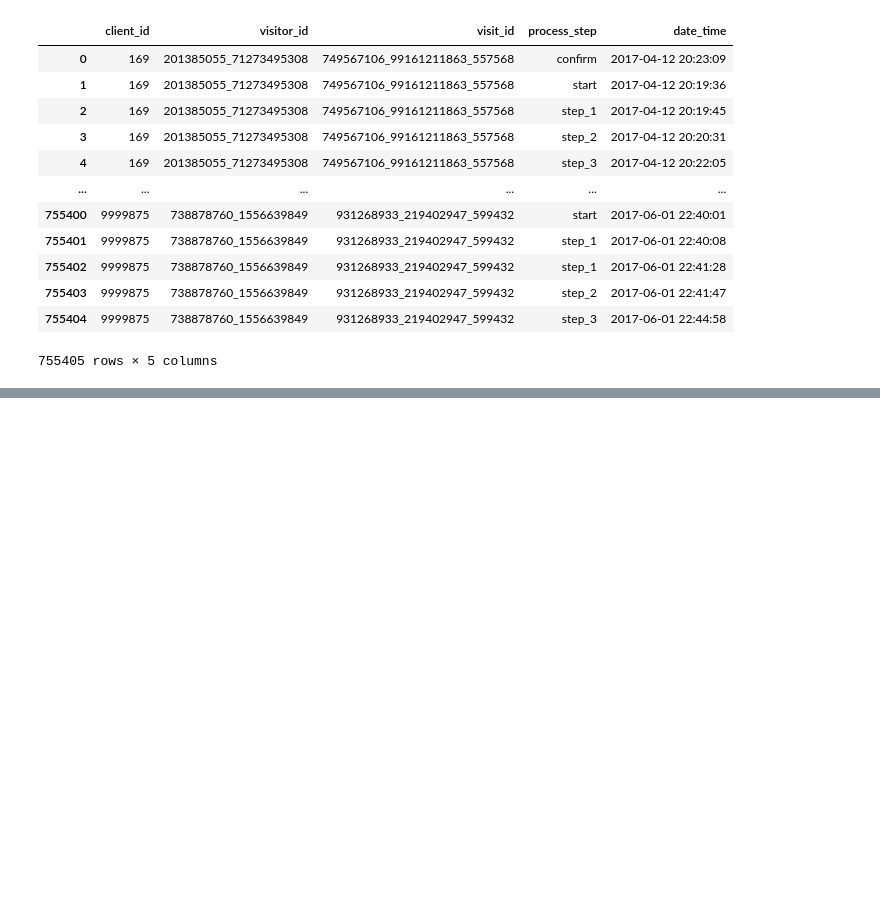
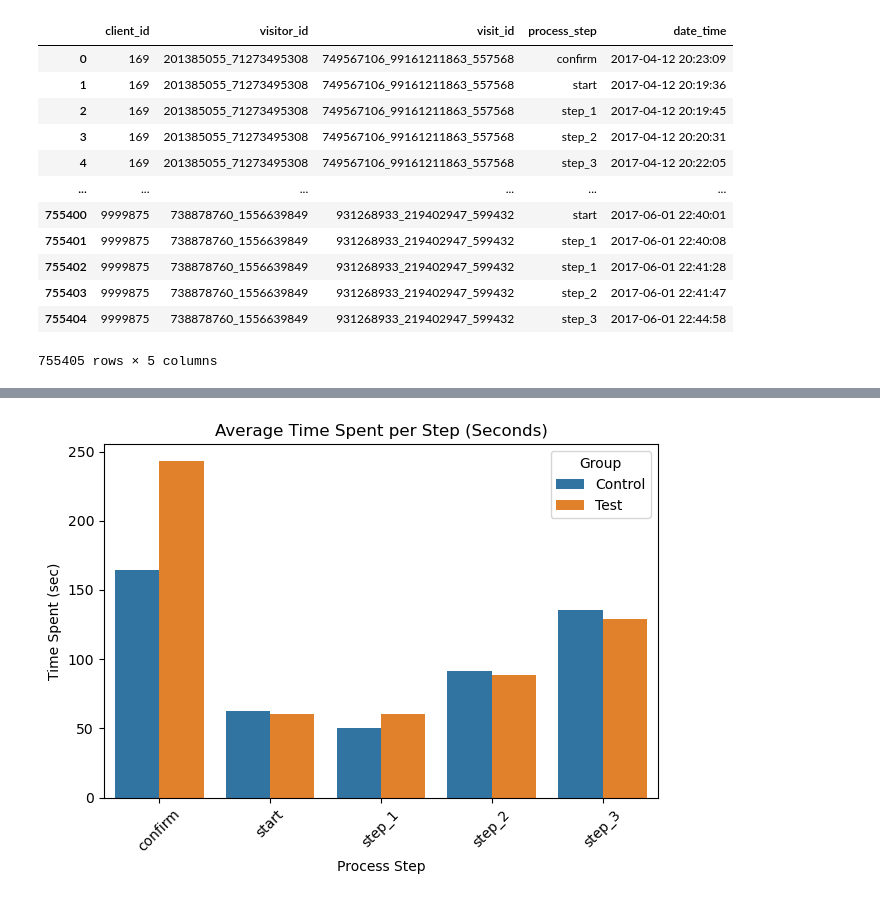
Before and after one commit to Doarsa/Vanguard-project, a Jupyter notebook: Vanguard data.ipynb, the cells around one changed output, grey strips where cells are left out. Saved outputs shown, nothing was run; the diff lists cells and outputs as text; code cells hidden in the pictures; blank space fills up the shorter version.

```diff
--- a/Vanguard data.ipynb
+++ b/Vanguard data.ipynb
@@ -224,0 +250,3 @@ merged_df
+# %%
+# Lowercase the column names
+df_combined.columns = df_combined.columns.str.lower()
@@ -224,0 +310,26 @@ merged_df
+# %%
+#Average Time Spent per Step(Seconds)
+
+# Ensure date_time is datetime type
+df_combined['date_time'] = pd.to_datetime(df_combined['date_time'])
+
+# Sort by visit_id and date_time
+df_sorted = df_combined.sort_values(['visit_id', 'date_time'])
+
+# Calculate time difference between consecutive steps per visit
+df_sorted['time_diff'] = df_sorted.groupby('visit_id')['date_time'].diff().shift(-1)
+
+# 'time_diff' now represents time spent on the current step until the next step
+# Convert to seconds or minutes
+df_sorted['time_spent_sec'] = df_sorted['time_diff'].dt.total_seconds()
+
+# Remove rows with NaN time_diff (last step per visit)
+df_filtered = df_sorted.dropna(subset=['time_spent_sec'])
+
+# Calculate average time spent on each step by variation
+avg_time_spent = df_filtered.groupby(['variation', 'process_step'])['time_spent_sec'].mean().reset_index()
+
+# Optional: convert seconds to minutes
+avg_time_spent['time_spent_min'] = avg_time_spent['time_spent_sec'] / 60
+
+print(avg_time_spent)
@@ -224,0 +348,17 @@ merged_df
+# %%
+#Average Time Spent per Step(Seconds)
+
+import seaborn as sns
+import matplotlib.pyplot as plt
+
+
+sns.barplot(data=avg_time_spent, x='process_step', y='time_spent_sec', hue='variation')
+plt.title('Average Time Spent per Step (Seconds)')
+plt.ylabel('Time Spent (sec)')
+plt.xlabel('Process Step')
+plt.xticks(rotation=45)
+plt.legend(title='Group')
+plt.tight_layout()
+plt.show()
+# %% [output]
+[figure, added]
```
Also changed, not shown: parts of 10 cells of this notebook, 1 other file.
